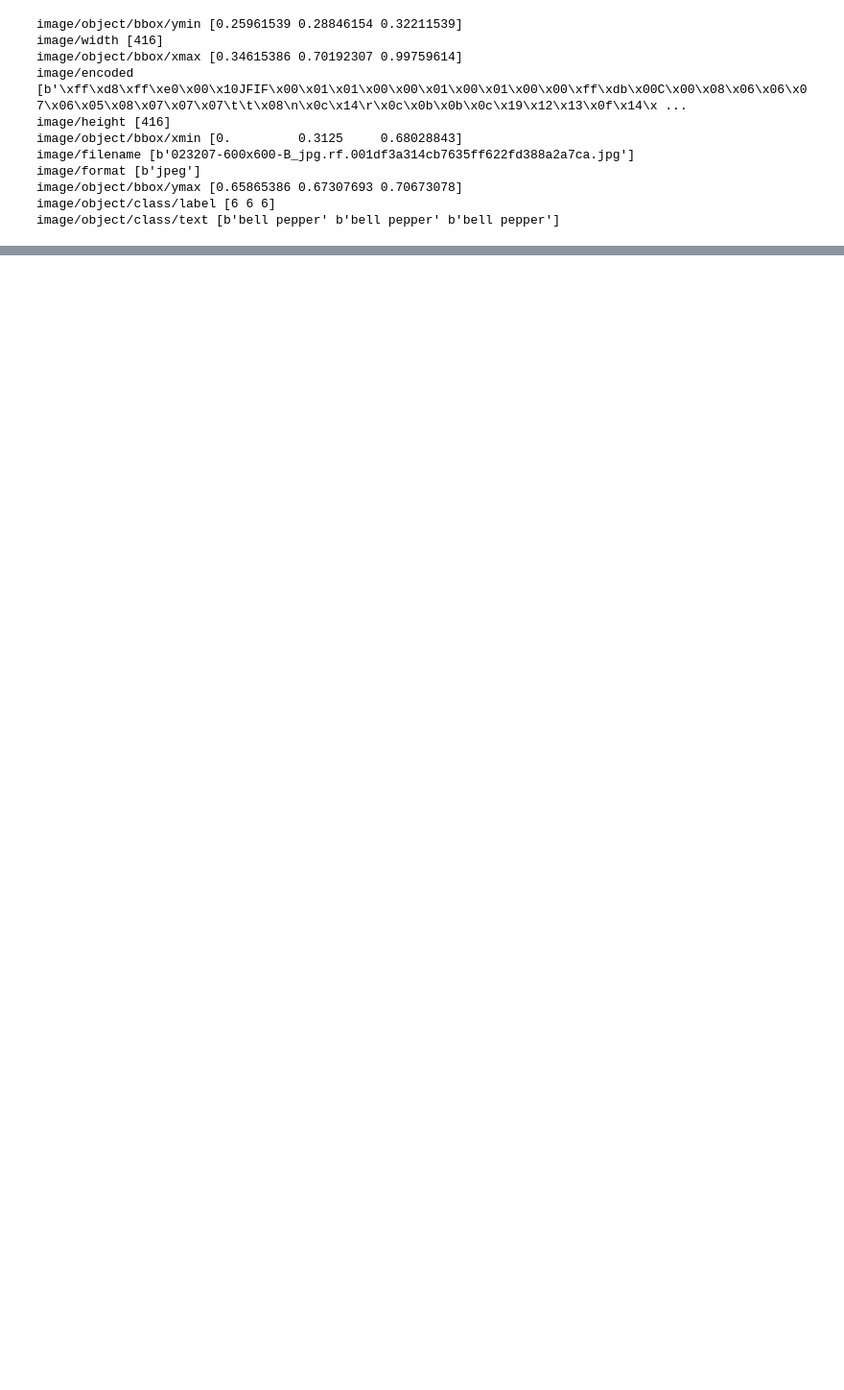
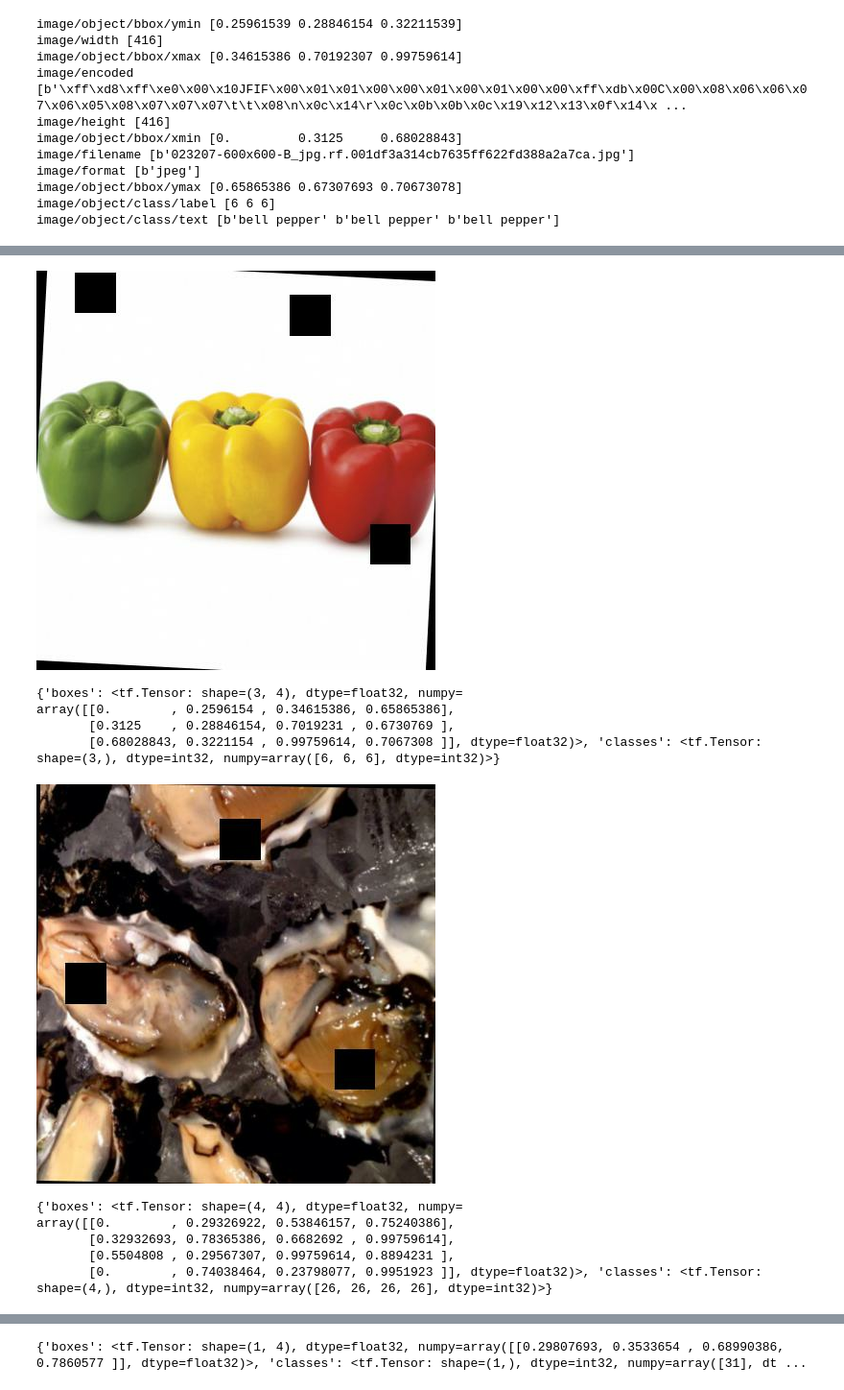
Before and after one commit to Mageiras-C241-PS325/Machine-Learning, a Jupyter notebook: data_test.ipynb, the cells around one changed output, grey strips where cells are left out. Shown: that part at 96% size. Cells and saved outputs as stored; diff of their text form; code cells hidden in the pictures; blank space fills up the shorter version.

```diff
--- a/data_test.ipynb
+++ b/data_test.ipynb
@@ -63,5 +60,0 @@ parsed_dataset = dataset_train.map(_parse_function)
-# %%
-for image_features in parsed_dataset.take(1):
-    image_raw = image_features['image/encoded'].numpy()
-    display.display(display.Image(data=image_raw))
-    print(image_features['image/object/bbox/xmin'])
@@ -74,0 +61,26 @@ SparseTensor(indices=tf.Tensor(
+# %%
+def preprocess_dataset(parsed_dataset):
+    image = tf.image.decode_jpeg(parsed_dataset['image/encoded'])
+    label = parsed_dataset['image/object/class/label']
+    bounding_box = tf.stack([
+        parsed_dataset['image/object/bbox/xmin'],
+        parsed_dataset['image/object/bbox/ymin'],
+        parsed_dataset['image/object/bbox/xmax'],
+        parsed_dataset['image/object/bbox/ymax']
+    ], axis=-1)
+    image = tf.cast(image, tf.float32)
+    return {
+        'images': image,
+        'bounding_boxes' : {
+            'boxes': tf.cast(bounding_box, tf.float32),
+            'classes': tf.cast(label, tf.int32)
+        }
+    }
+
+def visualize_data(image, bounding_boxes):
+    image = image.numpy()
+    image = image.astype(np.uint8)
+    colors = np.array([[1.0, 0.0, 0.0], [0.0, 0.0, 1.0]])
+    tf.image.draw_bounding_boxes(image, tf.RaggedTensor.to_tensor(bounding_boxes['boxes'], shape=(None, 4)), colors=colors)
+    plt.imshow(image)
+    plt.show()
@@ -74,0 +113,19 @@ SparseTensor(indices=tf.Tensor(
+# %%
+dataset_train = dataset_train.map(_parse_function, num_parallel_calls=tf.data.experimental.AUTOTUNE)
+dataset_train = dataset_train.map(preprocess_dataset, num_parallel_calls=tf.data.experimental.AUTOTUNE)
+# %%
+for image_features in dataset_train.take(3):
+    display.display(tf.keras.preprocessing.image.array_to_img(image_features['images'].numpy()))
+    print(image_features['bounding_boxes'])
+# %% [output]
+[figure, added]
+{'boxes': <tf.Tensor: shape=(3, 4), dtype=float32, numpy=
+array([[0.        , 0.2596154 , 0.34615386, 0.65865386],
+       [0.3125    , 0.28846154, 0.7019231 , 0.6730769 ],
+       [0.68028843, 0.3221154 , 0.99759614, 0.7067308 ]], dtype=float32)>, 'classes': <tf.Tensor: shape=(3,), dtype=int32, numpy=array([6, 6, 6], dtype=int32)>}
+[figure, added]
+{'boxes': <tf.Tensor: shape=(4, 4), dtype=float32, numpy=
+array([[0.        , 0.29326922, 0.53846157, 0.75240386],
+       [0.32932693, 0.78365386, 0.6682692 , 0.99759614],
+       [0.5504808 , 0.29567307, 0.99759614, 0.8894231 ],
+       [0.        , 0.74038464, 0.23798077, 0.9951923 ]], dtype=float32)>, 'classes': <tf.Tensor: shape=(4,), dtype=int32, numpy=array([26, 26, 26, 26], dtype=int32)>}
@@ -74,0 +133 @@ SparseTensor(indices=tf.Tensor(
+{'boxes': <tf.Tensor: shape=(1, 4), dtype=float32, numpy=array([[0.29807693, 0.3533654 , 0.68990386, 0.7860577 ]], dtype=float32)>, 'classes': <tf.Tensor: shape=(1,), dtype=int32, numpy=array([31], dt ...
```
Also changed, not shown: parts of 8 cells of this notebook, 1 other file.
